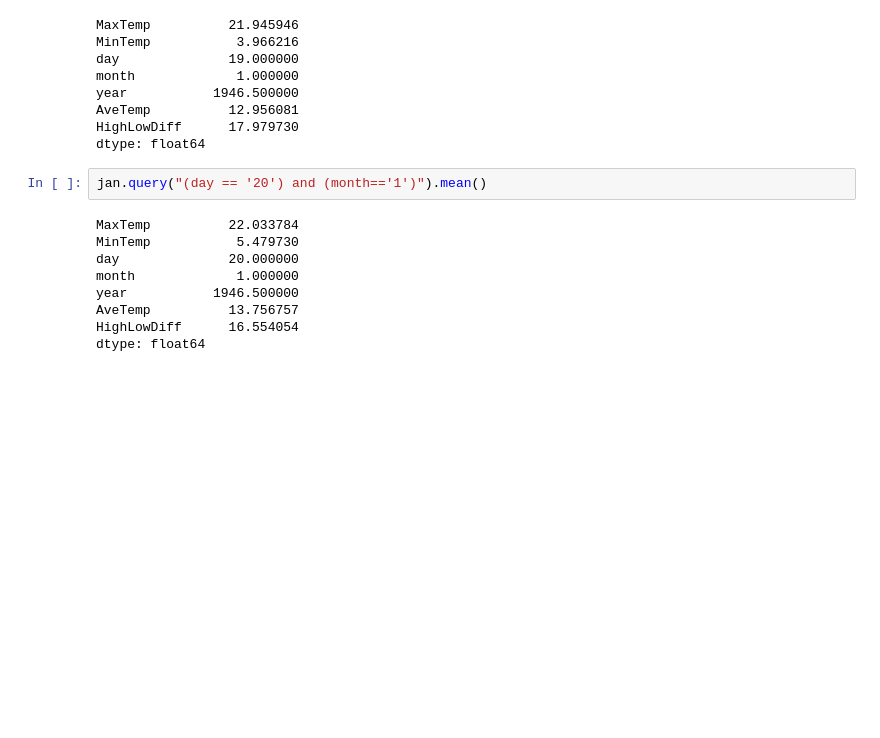
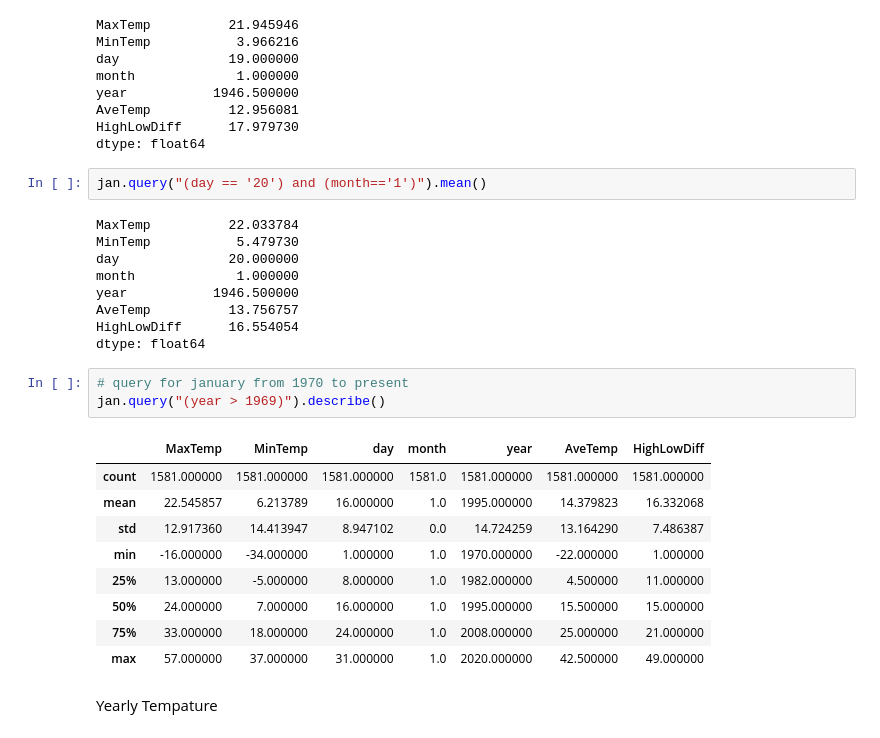
Before and after one commit to searanch/Minneapolis-Historical-Weather, a Jupyter notebook: msp_winter.ipynb, the cells around one changed output. Drawn from its saved outputs; the diff is of its cells as text; blank space fills up the shorter version.

Commit message:
Use query to find sum stats.

```diff
--- a/msp_winter.ipynb
+++ b/msp_winter.ipynb
@@ -272,3 +272,18 @@ year           1946.500000
 AveTemp          13.756757
 HighLowDiff      16.554054
 dtype: float64
+# %%
+# query for january from 1970 to present
+jan.query("(year > 1969)").describe()
+# %% [output]
+|  | MaxTemp | MinTemp | day | month | year | AveTemp | HighLowDiff |
+| count | 1581.000000 | 1581.000000 | 1581.000000 | 1581.0 | 1581.000000 | 1581.000000 | 1581.000000 |
+| mean | 22.545857 | 6.213789 | 16.000000 | 1.0 | 1995.000000 | 14.379823 | 16.332068 |
+| std | 12.917360 | 14.413947 | 8.947102 | 0.0 | 14.724259 | 13.164290 | 7.486387 |
+| min | -16.000000 | -34.000000 | 1.000000 | 1.0 | 1970.000000 | -22.000000 | 1.000000 |
+| 25% | 13.000000 | -5.000000 | 8.000000 | 1.0 | 1982.000000 | 4.500000 | 11.000000 |
+| 50% | 24.000000 | 7.000000 | 16.000000 | 1.0 | 1995.000000 | 15.500000 | 15.000000 |
+| 75% | 33.000000 | 18.000000 | 24.000000 | 1.0 | 2008.000000 | 25.000000 | 21.000000 |
+| max | 57.000000 | 37.000000 | 31.000000 | 1.0 | 2020.000000 | 42.500000 | 49.000000 |
+# %% [markdown]
+Yearly Tempature
```
